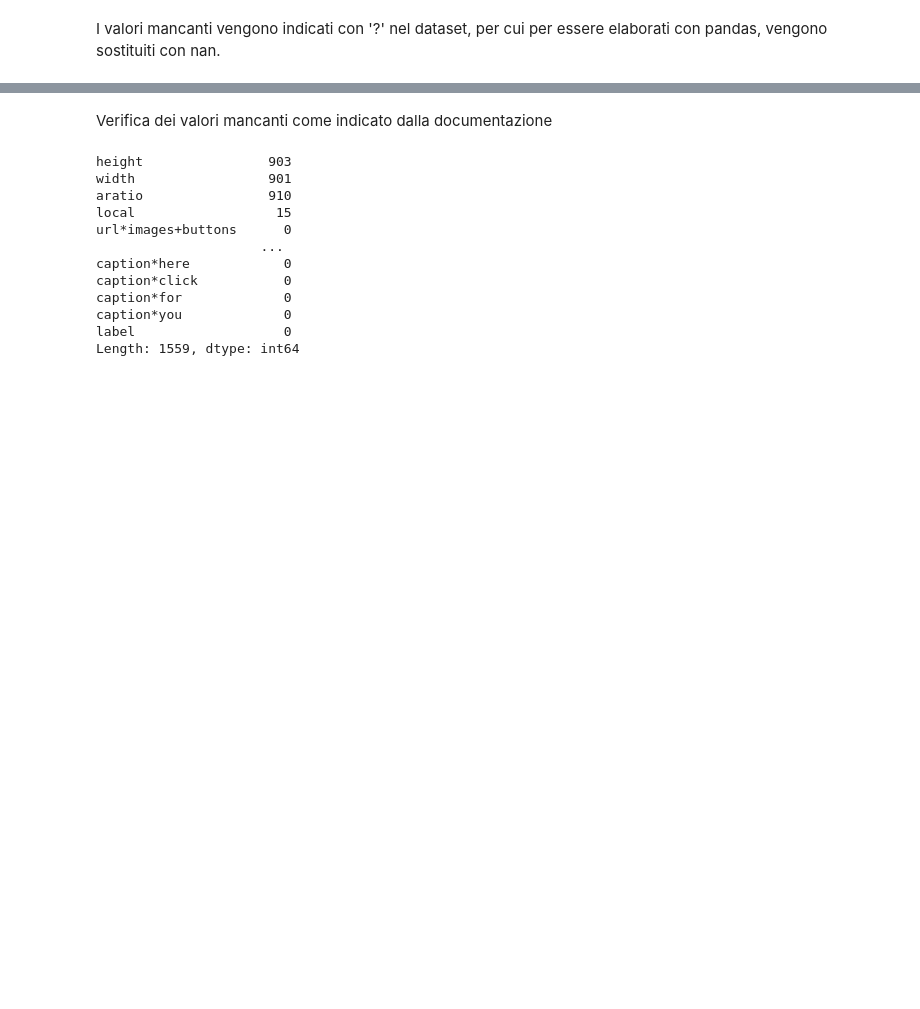
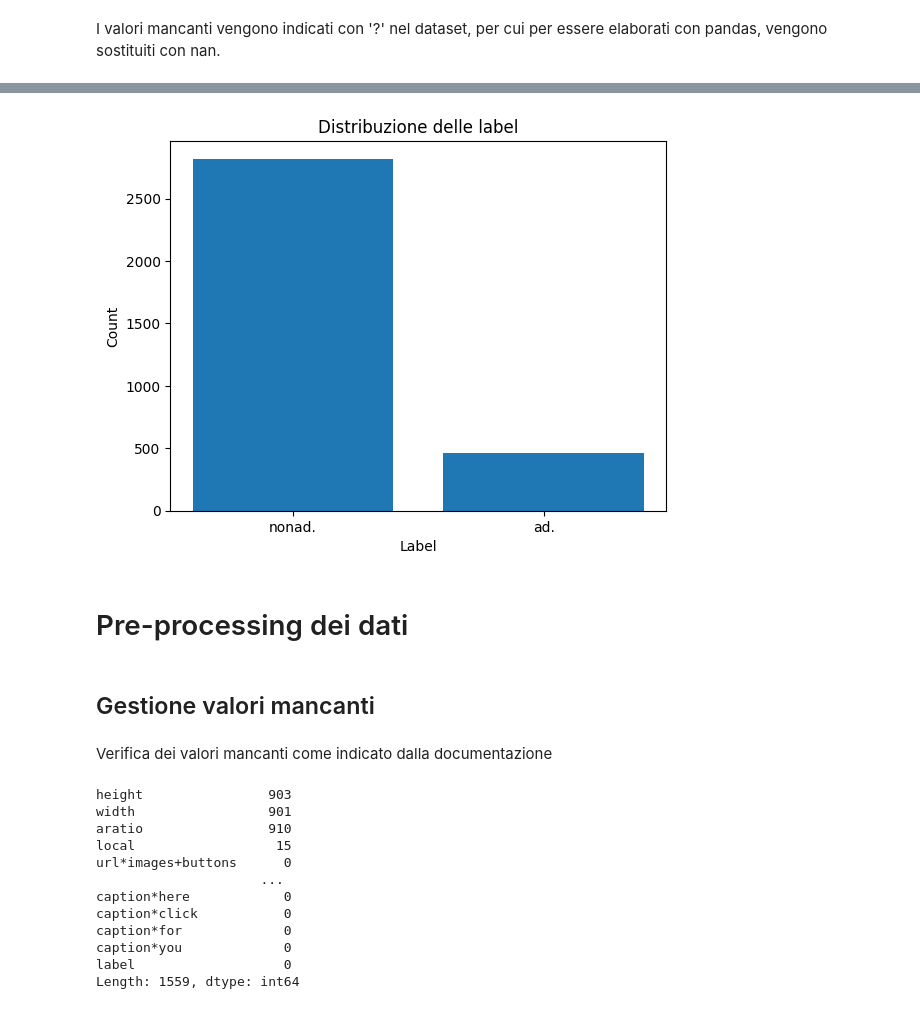
Before and after one commit to wredan/fad-project, a Jupyter notebook: notebook.ipynb, the cells around one changed output, grey strips where cells are left out. Cells and saved outputs as stored; diff of their text form; code cells hidden in the pictures; blank space fills up the shorter version.

```diff
--- a/notebook.ipynb
+++ b/notebook.ipynb
@@ -81,0 +106,5 @@ df
+# %%
+df['height'] = df['height'].astype(float)
+df['width'] = df['width'].astype(float)
+df['aratio'] = df['aratio'].astype(float)
+df['local'] = df['local'].astype(float)
@@ -81,0 +115,2 @@ df
+# %%
+df['label'] = df['label'].map({'nonad.': 0, 'ad.': 1}).astype(int)
@@ -82,3 +133,16 @@ df
+# %%
+counts = df['label'].value_counts()
+plt.bar(['nonad.', 'ad.'], counts.values)
+plt.xlabel('Label')
+plt.ylabel('Count')
+plt.title('Distribuzione delle label')
+plt.show()
+# %% [output]
+[figure, added]
+# %% [markdown]
+# Pre-processing dei dati <a id="pre-processing"></a>
+# %% [markdown]
+## Gestione valori mancanti <a id="valori-mancanti"></a>
 # %% [markdown]
 Verifica dei valori mancanti come indicato dalla documentazione
 # %%
```
Also changed, not shown: parts of 23 cells of this notebook.
